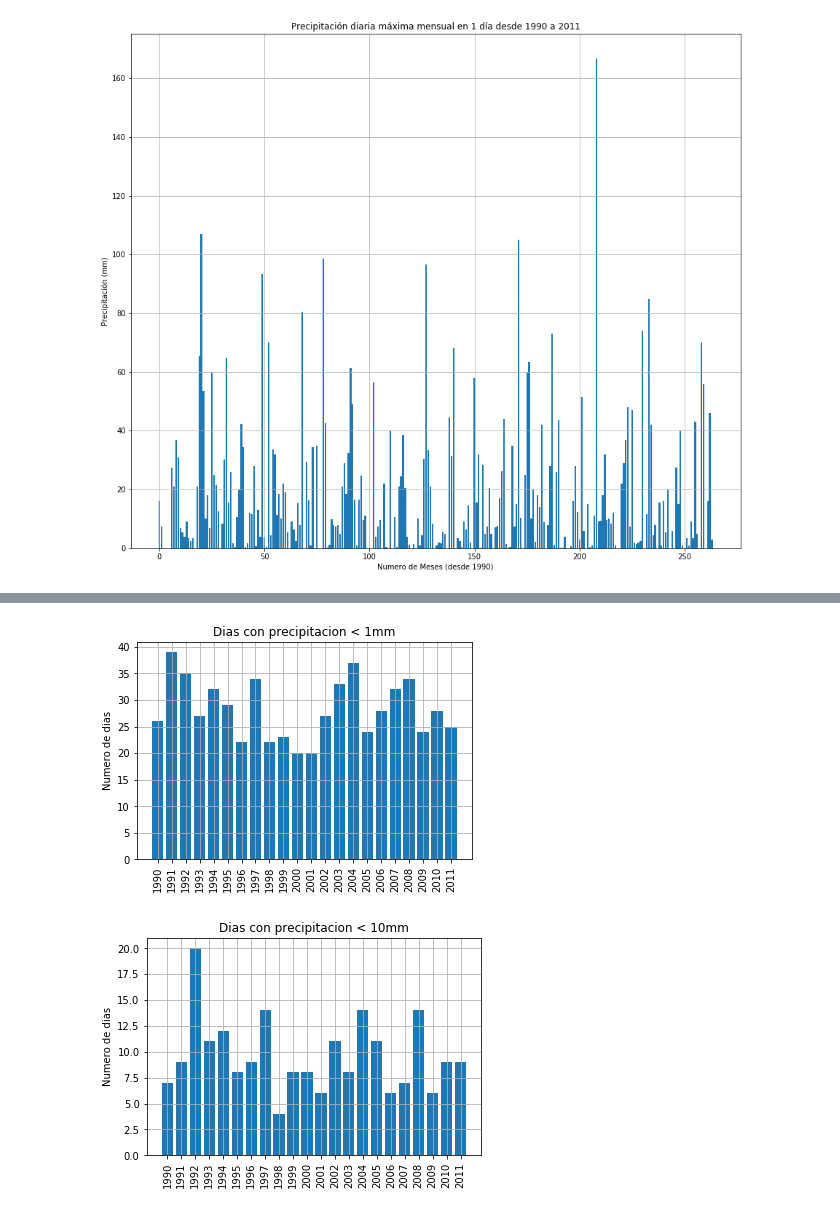
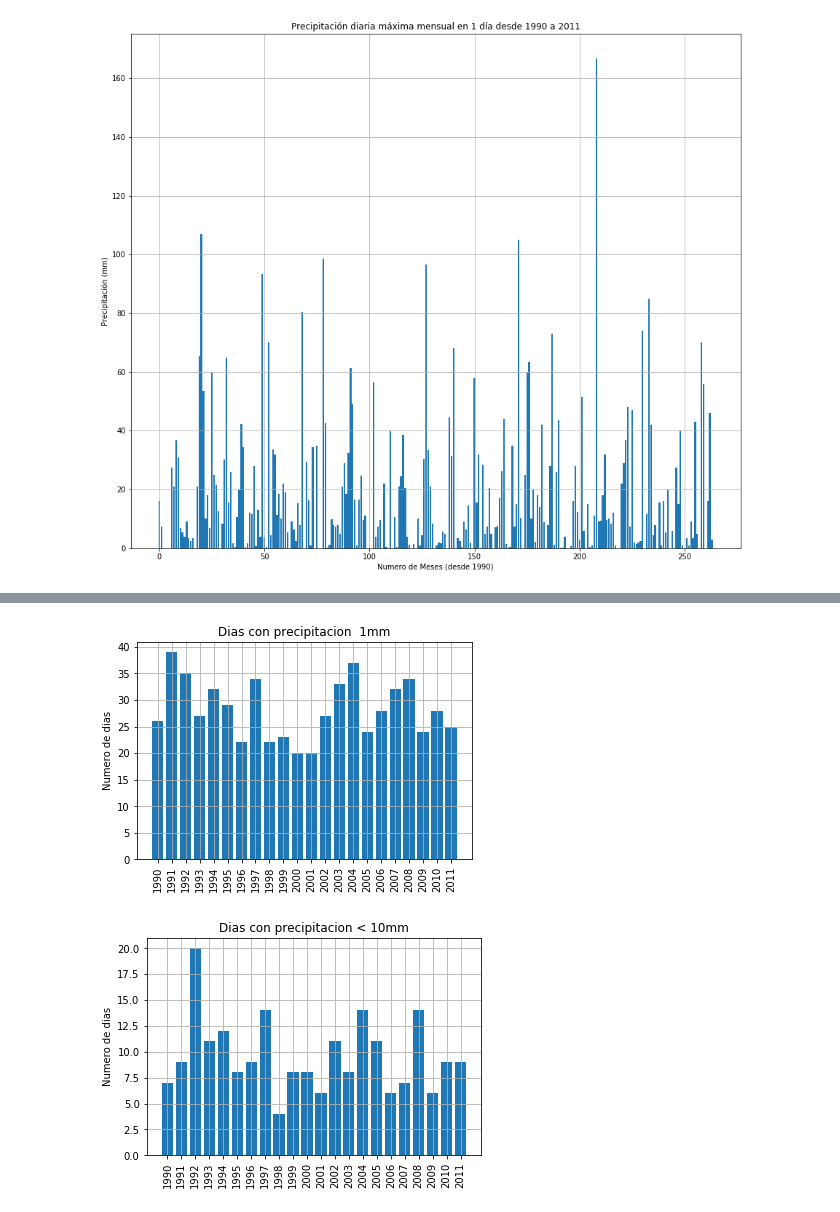
Before and after one commit to Askleth/Tareas, a Jupyter notebook: Actividad_5/Actividad5.ipynb, the cells around one changed output, grey strips where cells are left out. Saved outputs shown, nothing was run; the diff lists cells and outputs as text; code cells hidden in the pictures.

```diff
--- a/Actividad_5/Actividad5.ipynb
+++ b/Actividad_5/Actividad5.ipynb
@@ -126,10 +133,10 @@ todosUltimos = todosUltimos[::-1]
 GSL = []
 
 for i in range(0,len(todosPrimeros)):
-    if(todosUltimos[i]!= "NA" and todosPrimeros[i] != "NA" and (todosUltimos[i]-todosPrimeros[i] > 0)):
+    if(todosUltimos[i]!= None and todosPrimeros[i] != None):
         GSL.append(todosUltimos[i]-todosPrimeros[i])
     else:
-        GSL.append(0)
+        GSL.append(365)
 # %%
 plt.figure(figsize = (15, 13))
 plt.bar(np.arange(len(años)),GSL)
@@ -226,11 +248,12 @@ DTR = []
 k = 0
 prom = 0
 for n in range(df["AÑO"][0],df["AÑO"][len(df)-1]+1):
+    daño = df[df["AÑO"]==n]
     for j in range(1,13):
-        for i in range(0,len(df)):
-            if(df["MES"][i] == j and df["AÑO"][i] == n):
-                prom = prom + df["TDIF"][i]
-                k = k+1
+        dmes = daño[daño["MES"]==j]
+        for i in dmes.index:
+            prom = prom + dmes["TDIF"][i]
+            k = k+1
         if(k != 0):
             prom = prom/k
             DTR.append(prom)
@@ -238,6 +261,7 @@ for n in range(df["AÑO"][0],df["AÑO"][len(df)-1]+1):
             k = 0
         else:
             DTR.append("NA")
+        dmes = None
 # %%
 plt.plot(range(0,len(DTR)),DTR)
 plt.title("Promedio mensual de la diferencia de temperaturas de 1990 a 2011")
@@ -264,16 +288,21 @@ Rx5day = []
 maximas = -1000
 
 for n in range(df["AÑO"][0],df["AÑO"][len(df)-1]+1):
+    dfaño = df[df["AÑO"]==n]
     for j in range(1,13):
-        for i in range(4,len(df)):
-            if(df["AÑO"][i] == n and df["MES"][i] == j):
-                temp = (df["PRECIP"][i-4]+df["PRECIP"][i-3]+
-                        df["PRECIP"][i-2]+df["PRECIP"][i-1]+
-                        df["PRECIP"][i])
-                if(maximas < temp):
-                    maximas = temp
-        Rx5day.append(maximas)
-        maximas = -1000
+        dfmes = dfaño[dfaño["MES"] == j]
+        indix = dfmes.index
+        for i in range(0,len(indix)-4):
+            temp = (dfmes["PRECIP"][indix[i+4]]+dfmes["PRECIP"][indix[i+3]]+
+                    dfmes["PRECIP"][indix[i+2]]+dfmes["PRECIP"][indix[i+1]]+
+                    dfmes["PRECIP"][indix[i]])
+            if(maximas < temp):
+                maximas = temp
+        if(maximas != -1000):
+            Rx5day.append(maximas)
+            maximas = -1000
+        else:
+            Rx5day.append(None)
 # %%
 plt.figure(figsize = (15, 13))
 plt.bar(np.arange(0,len(Rx5day)),Rx5day)
@@ -289,20 +318,21 @@ plt.show()
 SDII = []
 ndias = 0
 for i in range(df["AÑO"][0],df["AÑO"][len(df)-1]+1):
-    for j in range(0,len(df)):
-        if(df["AÑO"][j] == i and df["PRECIP"][j] >= 1):
+    dfaño = df[df["AÑO"] == i]
+    for j in dfaño.index:
+        if(dfaño["PRECIP"][j] >= 1):
             ndias = ndias+1
     SDII.append(ndias)
     ndias = 0
 # %%
 plt.bar(np.arange(len(años)),SDII)
-plt.title("Dias con precipitacion < 1mm")
+plt.title("Dias con precipitacion  1mm")
 plt.ylabel("Numero de dias")
 plt.xticks(np.arange(len(años)), range(años[0],años[len(años)-1]+1), rotation = 90)
 plt.grid()
 plt.show()
 # %% [output]
-[figure, old version]
+[figure, new version]
 # %%
 #Obtiene el numero de dias con precipitacion mayor a 10mm por año
 R10mm = []
```
Also changed, not shown: parts of 23 cells of this notebook.
